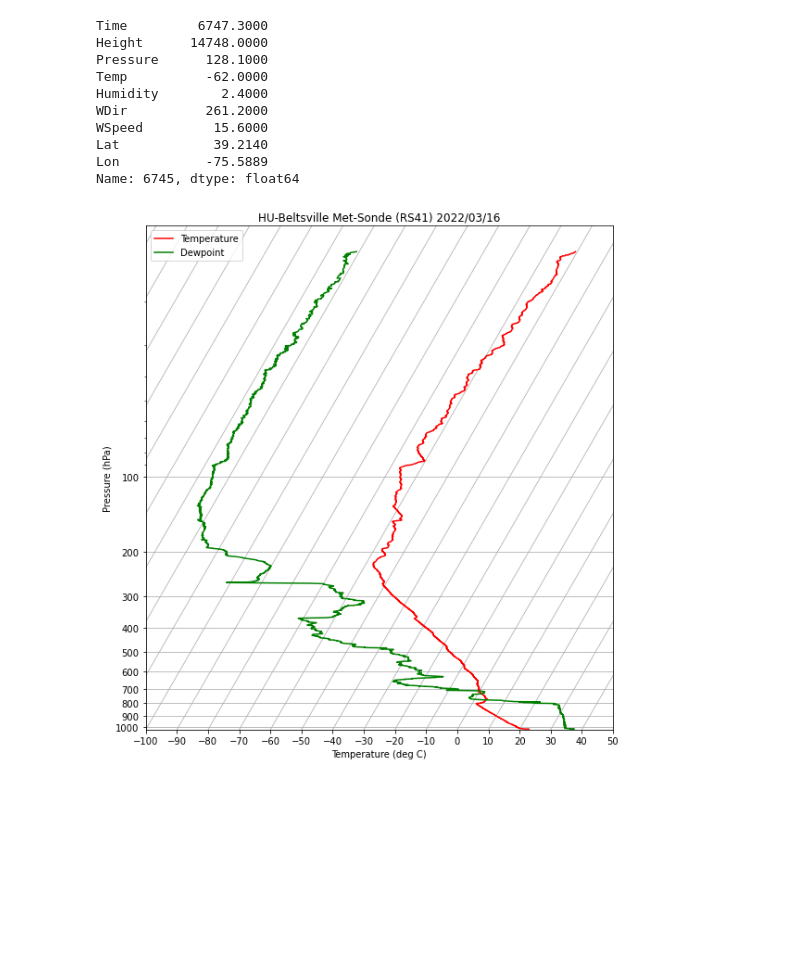
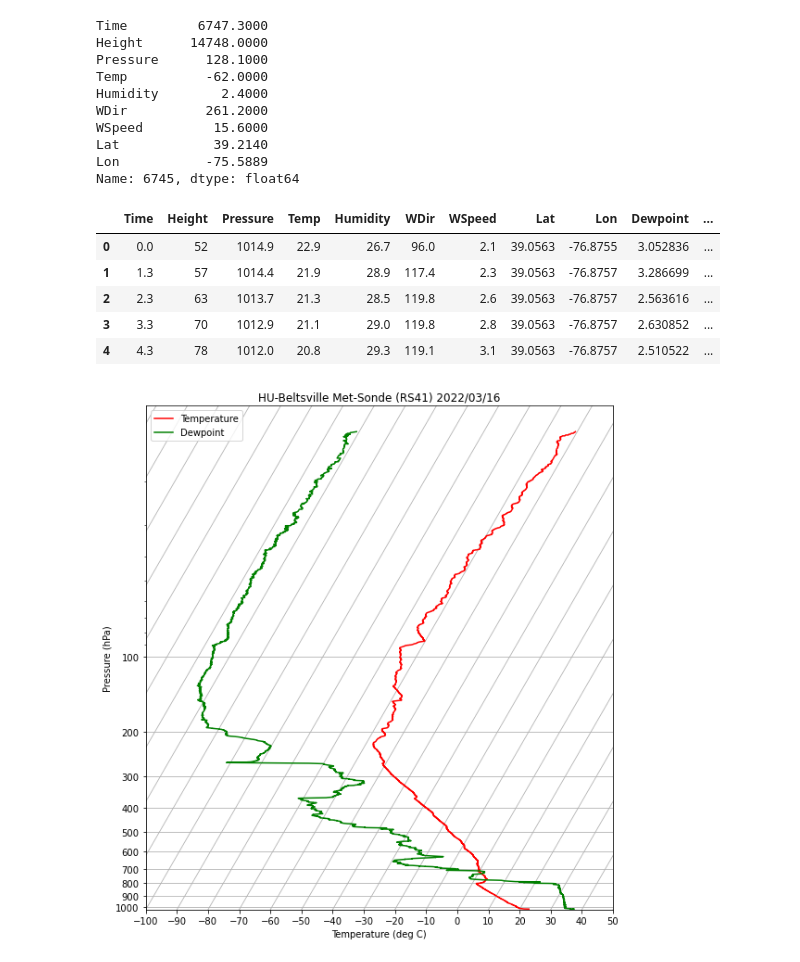
Before and after one commit to moroots/CourseWork, a Jupyter notebook: PHYS650/HW 2/HW2.ipynb, the cells around one changed output. Drawn from its saved outputs; the diff is of its cells as text; code cells hidden in the pictures; blank space fills up the shorter version.

```diff
--- a/PHYS650/HW 2/HW2.ipynb
+++ b/PHYS650/HW 2/HW2.ipynb
@@ -64,3 +76,12 @@ df["Dewpoint"] = dewpoint((np.array(temp) * units.degC).to(units.K), np.array(rh
+# %%
+df.head()
+# %% [output]
+|  | Time | Height | Pressure | Temp | Humidity | WDir | WSpeed | Lat | Lon | Dewpoint | ... |
+| 0 | 0.0 | 52 | 1014.9 | 22.9 | 26.7 | 96.0 | 2.1 | 39.0563 | -76.8755 | 3.052836 | ... |
+| 1 | 1.3 | 57 | 1014.4 | 21.9 | 28.9 | 117.4 | 2.3 | 39.0563 | -76.8757 | 3.286699 | ... |
+| 2 | 2.3 | 63 | 1013.7 | 21.3 | 28.5 | 119.8 | 2.6 | 39.0563 | -76.8757 | 2.563616 | ... |
+| 3 | 3.3 | 70 | 1012.9 | 21.1 | 29.0 | 119.8 | 2.8 | 39.0563 | -76.8757 | 2.630852 | ... |
+| 4 | 4.3 | 78 | 1012.0 | 20.8 | 29.3 | 119.1 | 3.1 | 39.0563 | -76.8757 | 2.510522 | ... |
 # %%
 fig = plt.figure(figsize=(10, 10))
 skew = plots.SkewT(fig)
```
Also changed, not shown: parts of 3 cells of this notebook, 1 other file.
